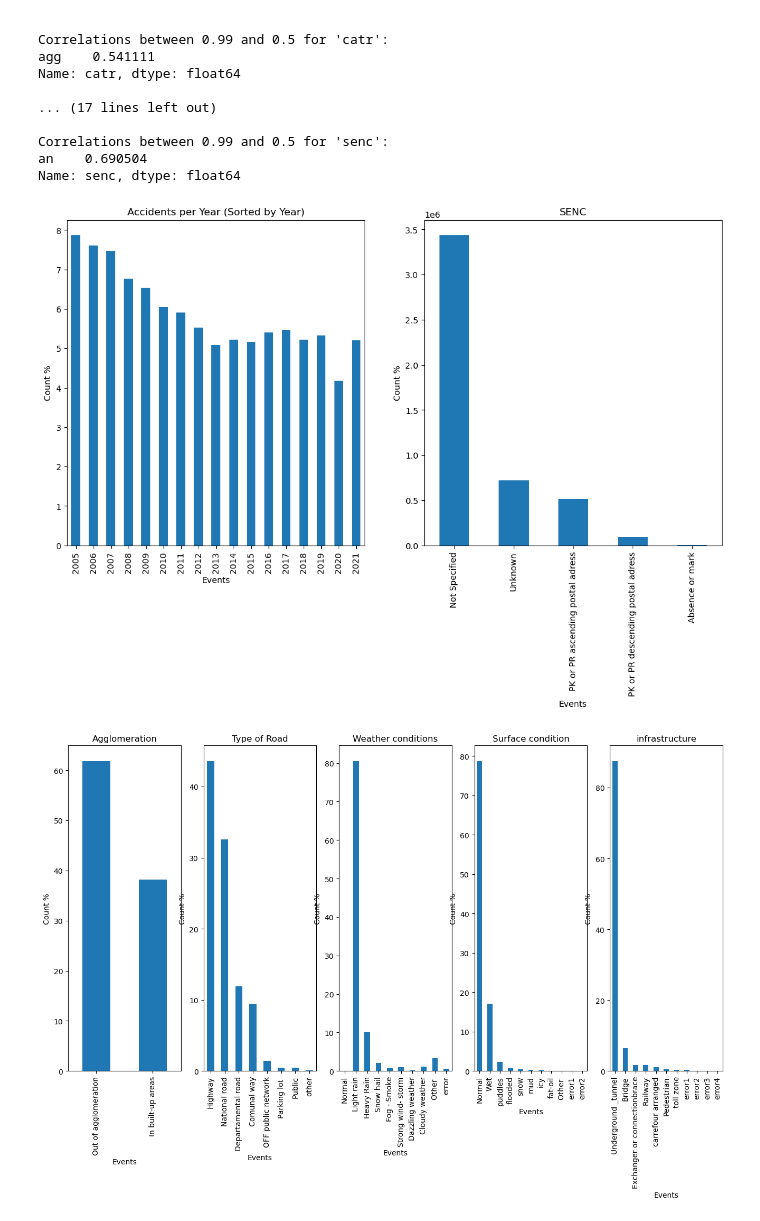
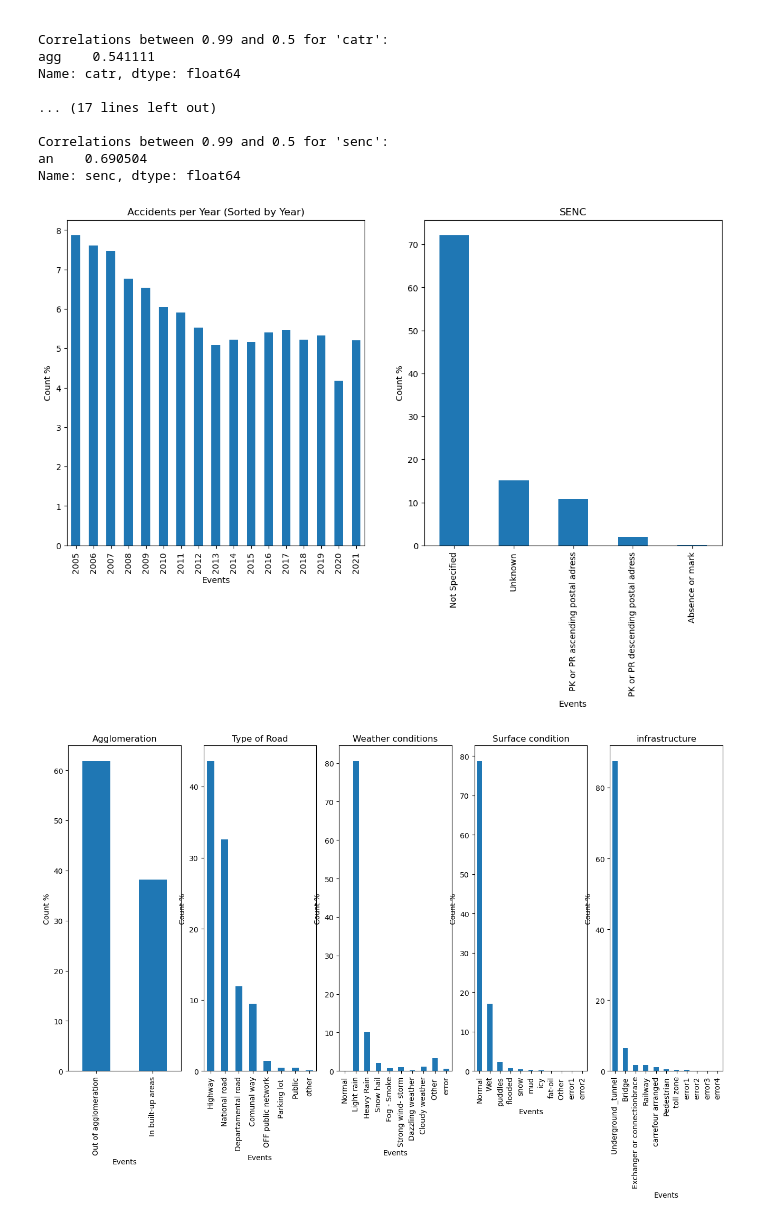
Before and after one commit to tiagoru/Road_accidents_france, a Jupyter notebook: 230615_mar23_accidents_sprint1.ipynb, the cells around one changed output. Cells and saved outputs as stored; diff of their text form; code cells hidden in the pictures.

```diff
--- a/230615_mar23_accidents_sprint1.ipynb
+++ b/230615_mar23_accidents_sprint1.ipynb
@@ -127,35 +127,35 @@ plt.title('Accidents per Year (Sorted by Year)')
 
 
 # event_counts = merged_df['col_df'].value_counts()
 event_counts = df['senc'].value_counts()
 
 # Plot the event counts
 plt.subplot(1, 2, 2)
-event_counts.plot.bar()
+#event_counts.plot.bar()
 
 labels = ['Not Specified', 'Unknown', 'PK or PR ascending postal adress', 'PK or PR descending postal adress', 'Absence or mark']#, 'error1','error2', 'error3','error4']
 # Add labels and title to the plot
 #plt.xticks(range(len(event_counts)), labels)
 #plt.xlabel('Event')
 #plt.ylabel('Count')
 #plt.title('SENC ')
 
 event_percentages = (event_counts / event_counts.sum()) * 100
 plt.subplot(1, 2, 2)
 event_percentages.plot.bar()
 # Add labels and title to the plot
 plt.xticks(range(len(event_percentages)), labels)
 plt.xlabel('Events')
 plt.ylabel('Count %')
 plt.title('SENC')
 
 
 # Display the plot
 plt.show()
 # Display the plot
 plt.show()
 # %% [output]
-[figure, old version]
+[figure, new version]
 # %%
 #agg
 event_counts = df['agg'].value_counts()
```
